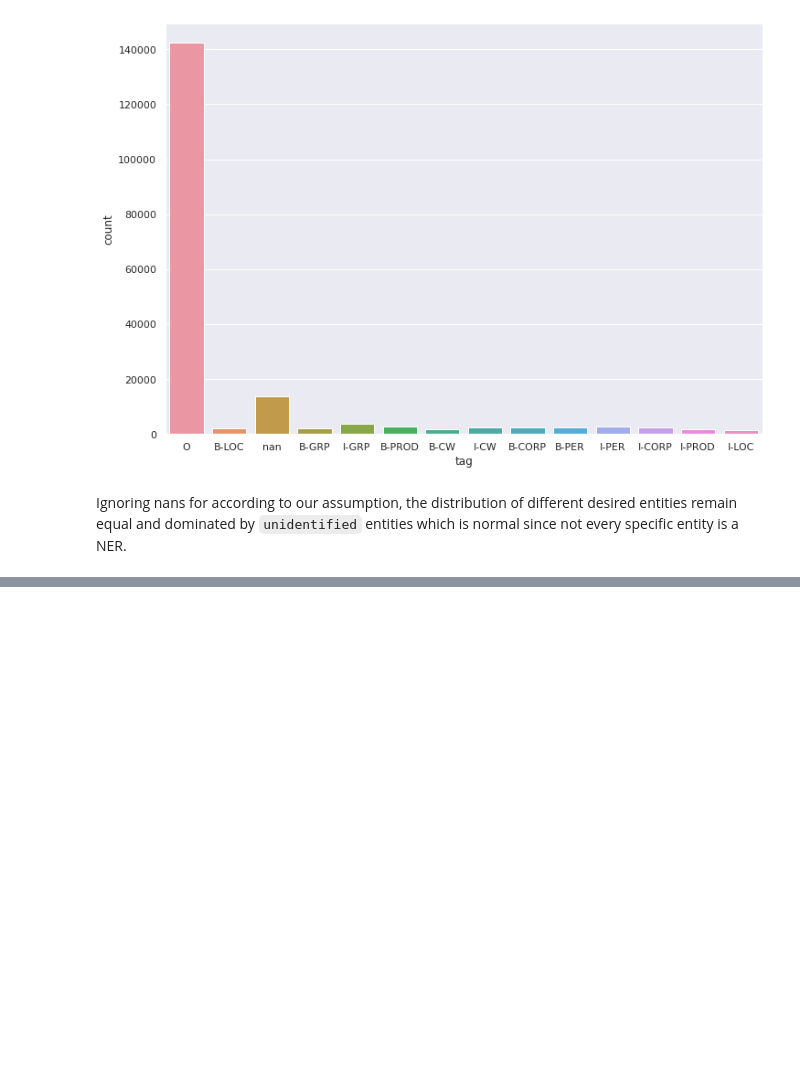
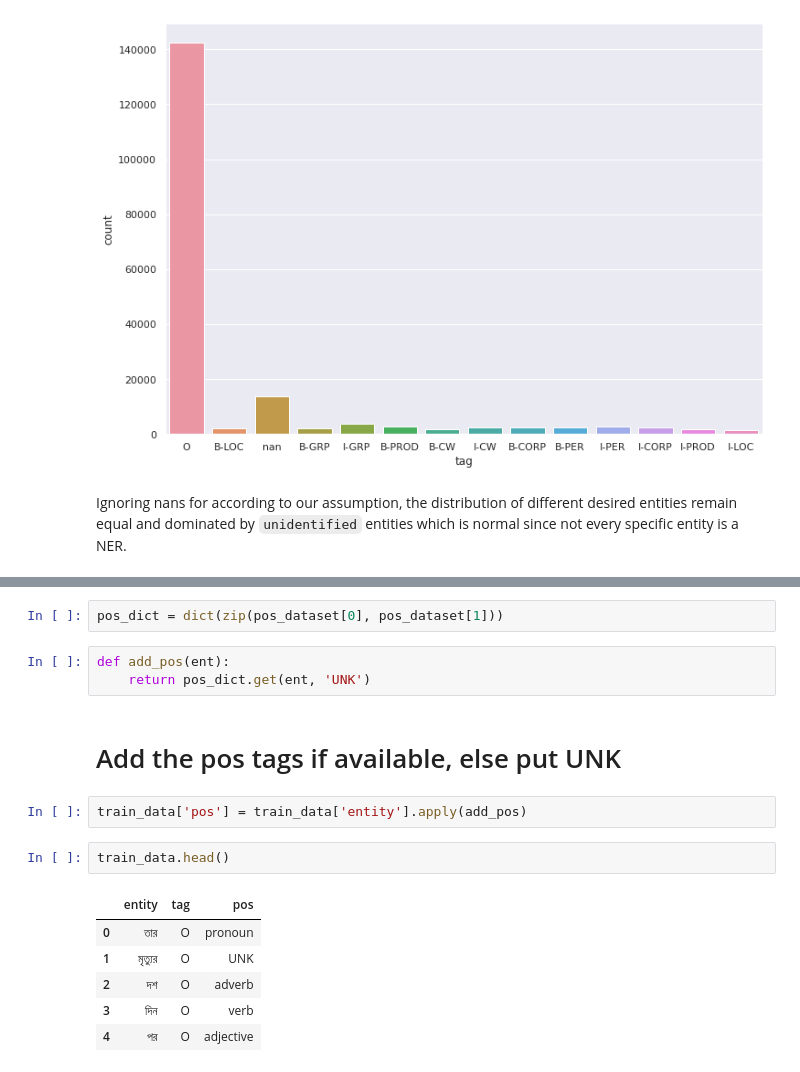
Before and after one commit to silvererudite/ner_recognition, a Jupyter notebook: notebooks/eda/bangla-ner-classification.ipynb, the cells around one changed output, grey strips where cells are left out. Saved outputs shown, nothing was run; the diff lists cells and outputs as text; blank space fills up the shorter version.

```diff
--- a/notebooks/eda/bangla-ner-classification.ipynb
+++ b/notebooks/eda/bangla-ner-classification.ipynb
@@ -186,0 +197,18 @@ Ignoring nans for according to our assumption, the distribution of different des
+# %%
+pos_dict = dict(zip(pos_dataset[0], pos_dataset[1]))
+# %%
+def add_pos(ent):
+    return pos_dict.get(ent, 'UNK')
+# %% [markdown]
+# Add the pos tags if available, else put UNK
+# %%
+train_data['pos'] = train_data['entity'].apply(add_pos)
+# %%
+train_data.head()
+# %% [output]
+|  | entity | tag | pos |
+| 0 | তার | O | pronoun |
+| 1 | মৃত্যুর | O | UNK |
+| 2 | দশ | O | adverb |
+| 3 | দিন | O | verb |
+| 4 | পর | O | adjective |
```
Also changed, not shown: parts of 6 cells of this notebook.
